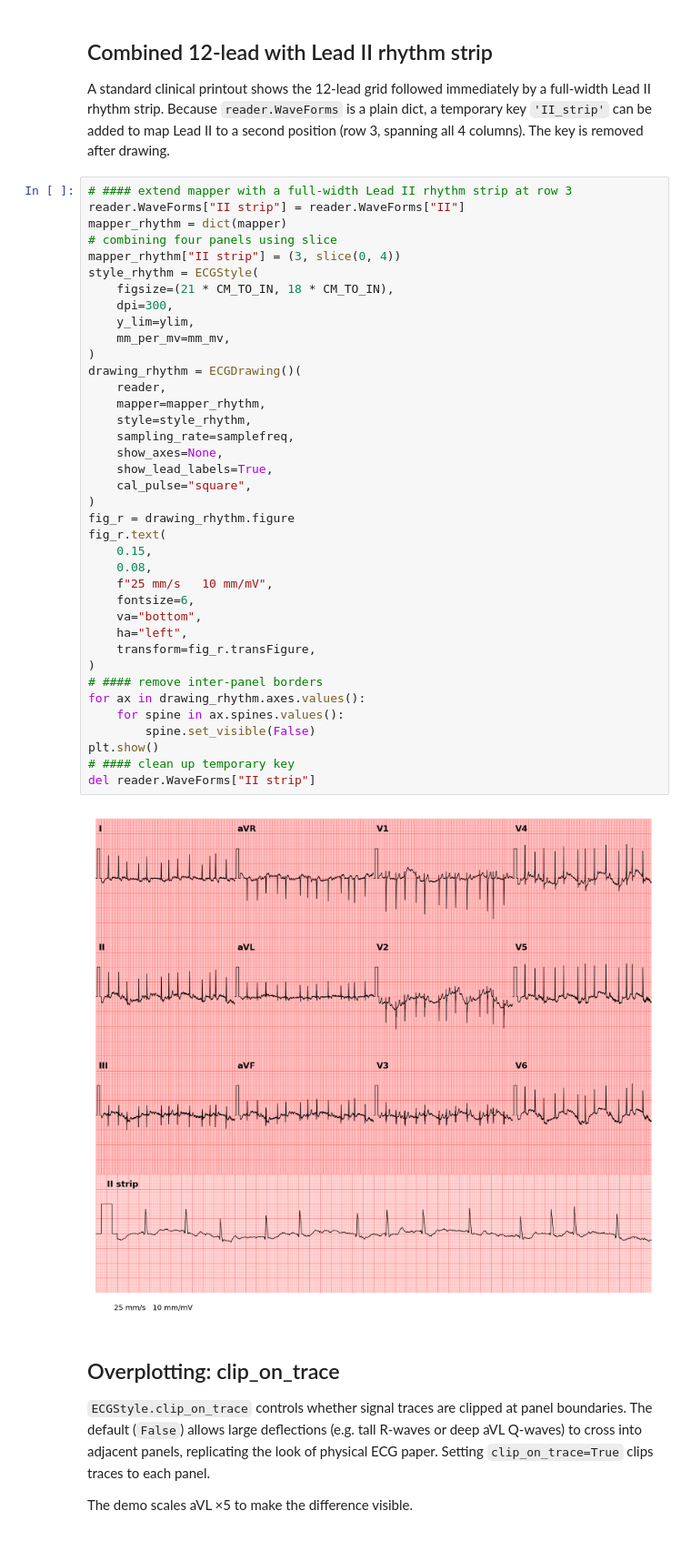
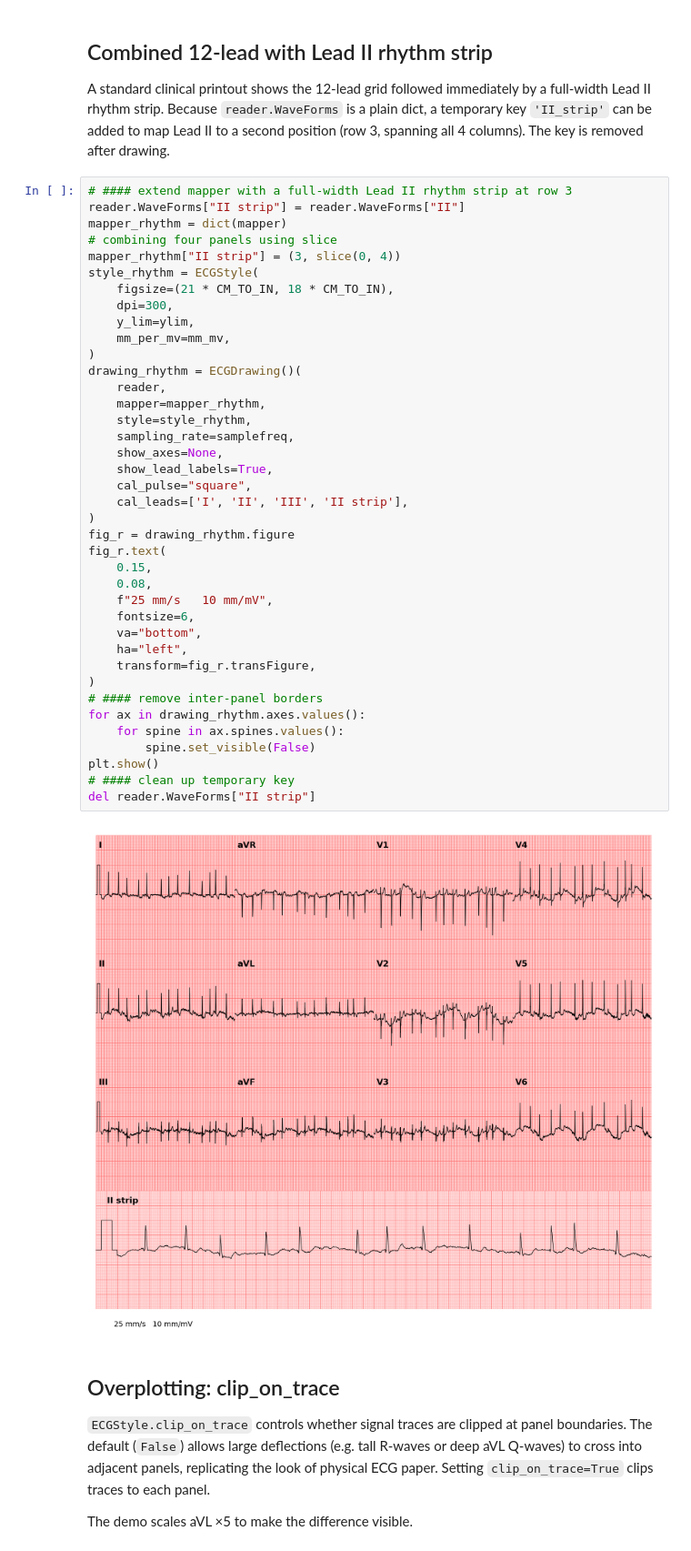
Before and after one commit to afschmidt/ECGProcess, a Jupyter notebook: resources/examples/plot_ecgs.ipynb, the cells around one changed output. Shown at 91% size. Saved outputs shown, nothing was run; the diff lists cells and outputs as text.

Commit message:
feat: added cal_leads to indicate which leads should have a calibration line/square

```diff
--- a/resources/examples/plot_ecgs.ipynb
+++ b/resources/examples/plot_ecgs.ipynb
@@ -328,34 +328,35 @@ style_rhythm = ECGStyle(
     y_lim=ylim,
     mm_per_mv=mm_mv,
 )
 drawing_rhythm = ECGDrawing()(
     reader,
     mapper=mapper_rhythm,
     style=style_rhythm,
     sampling_rate=samplefreq,
     show_axes=None,
     show_lead_labels=True,
     cal_pulse="square",
+    cal_leads=['I', 'II', 'III', 'II strip'],
 )
 fig_r = drawing_rhythm.figure
 fig_r.text(
     0.15,
     0.08,
     f"25 mm/s   10 mm/mV",
     fontsize=6,
     va="bottom",
     ha="left",
     transform=fig_r.transFigure,
 )
 # #### remove inter-panel borders
 for ax in drawing_rhythm.axes.values():
     for spine in ax.spines.values():
         spine.set_visible(False)
 plt.show()
 # #### clean up temporary key
 del reader.WaveForms["II strip"]
 # %% [output]
-[figure, old version]
+[figure, new version]
 # %% [markdown]
 ## Overplotting: clip_on_trace
 
```
Also changed, not shown: 2 other files.
